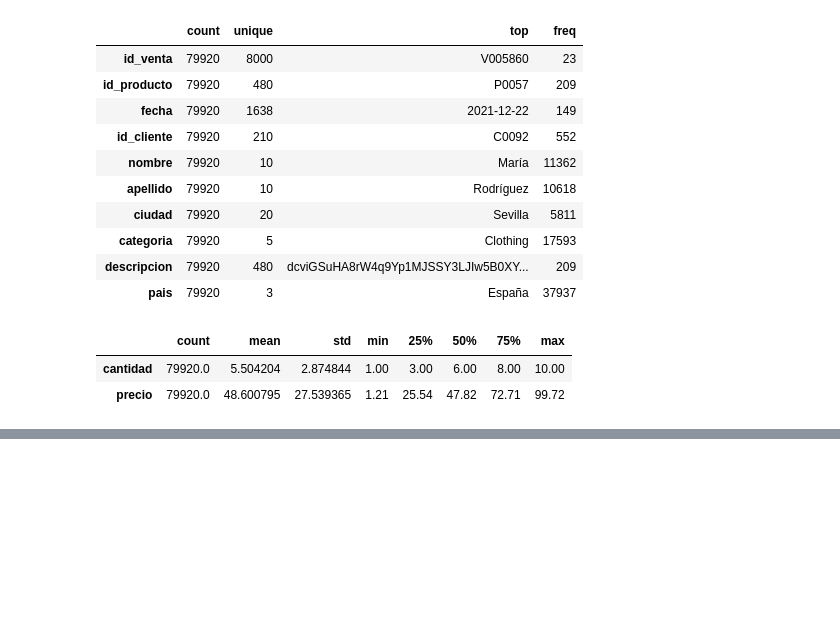
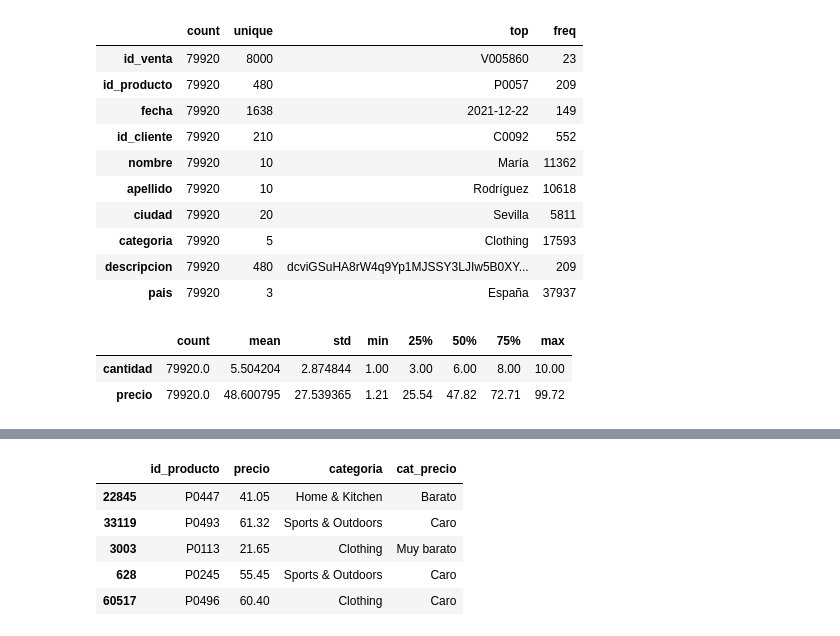
Before and after one commit to Margamtr/Proyect_DTS, a Jupyter notebook: revision_datos.ipynb, the cells around one changed output, grey strips where cells are left out. Saved outputs shown, nothing was run; the diff lists cells and outputs as text; code cells hidden in the pictures; blank space fills up the shorter version.

```diff
--- a/revision_datos.ipynb
+++ b/revision_datos.ipynb
@@ -407,0 +452,9 @@ df_numericas.describe().T
+# %%
+df_limpio[['id_producto','precio', 'categoria','cat_precio']].sample(5)
+# %% [output]
+|  | id_producto | precio | categoria | cat_precio |
+| 22845 | P0447 | 41.05 | Home & Kitchen | Barato |
+| 33119 | P0493 | 61.32 | Sports & Outdoors | Caro |
+| 3003 | P0113 | 21.65 | Clothing | Muy barato |
+| 628 | P0245 | 55.45 | Sports & Outdoors | Caro |
+| 60517 | P0496 | 60.40 | Clothing | Caro |
```
Also changed, not shown: parts of 6 cells of this notebook, 1 other file.
